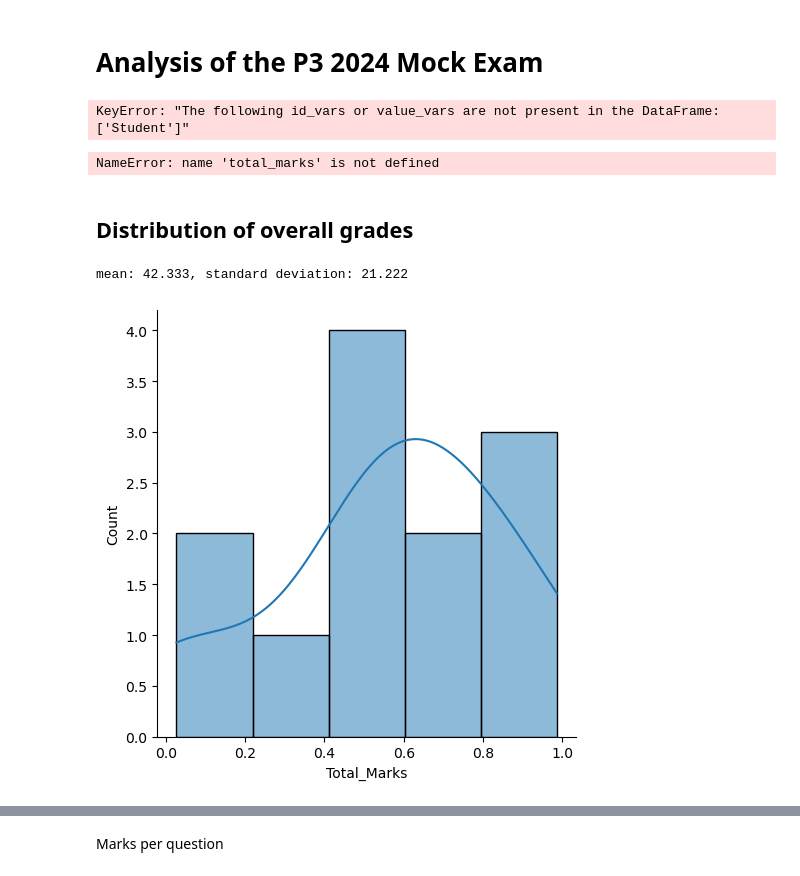
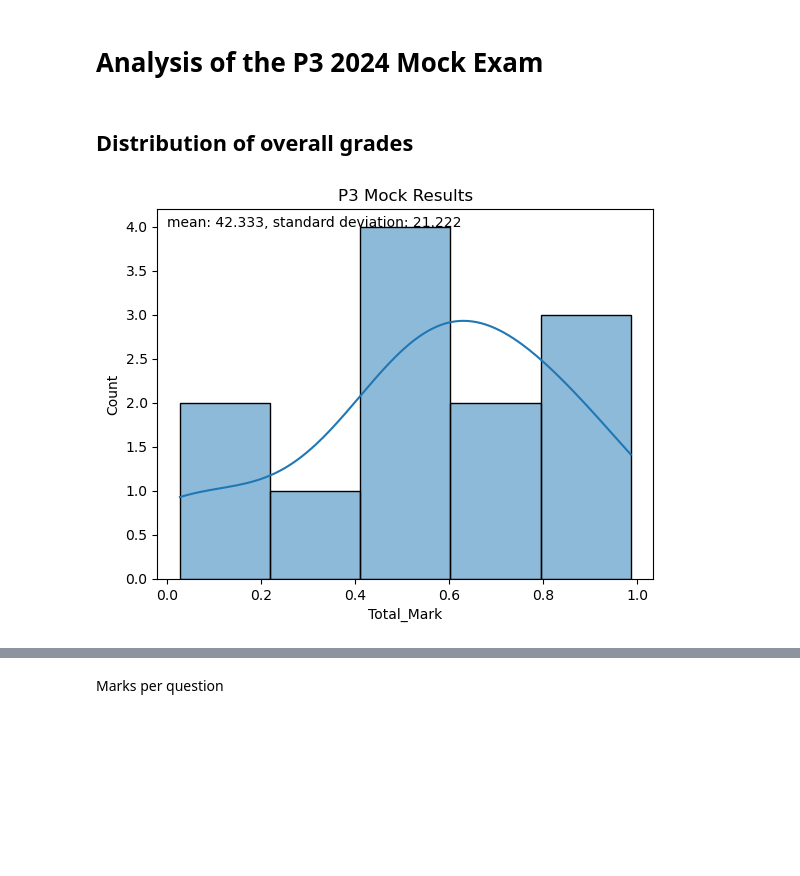
Before and after one commit to dlehdgk/assessments, a Jupyter notebook: exam_data.ipynb, the cells around one changed output, grey strips where cells are left out. Saved outputs shown, nothing was run; the diff lists cells and outputs as text; code cells hidden in the pictures; blank space fills up the shorter version.

```diff
--- a/exam_data.ipynb
+++ b/exam_data.ipynb
@@ -7,14 +7,14 @@ import matplotlib.pyplot as plt
 import seaborn as sns
 import scipy.stats as stats
 # %%
-df = pd.read_csv('Exam_Results.csv')
+df = pd.read_csv('data/Exam_Results.csv')
 # %%
 # Melt the dataframe to long format including total values per question
 question_columns = [f'Q{i}_{part}' for i in range(1, 10) for part in ['a', 'b', 'c', 'd', 'Total'] if f'Q{i}_{part}' in df.columns]
-df_qs = pd.melt(df, id_vars=['Student'],
+df_qs = pd.melt(df, id_vars=['Name'],
                             value_vars=question_columns,
                             var_name='Question_Part',
-                            value_name='Marks')
+                            value_name='Mark')
 
 # Separate the Question_Part into two columns: Question and Part
 df_qs[['Question', 'Part']] = df_qs['Question_Part'].str.extract(r'(Q\d+)_(\w+)')
@@ -34,8 +34,6 @@ total_marks = {
     "Q8_a": 3, "Q8_b": 4, "Q8_c": 3,
     "Q9_a": 1, "Q9_b": 6, "Q9_c": 3
 }
-# %% [output]
-KeyError: "The following id_vars or value_vars are not present in the DataFrame: ['Student']"
 # %%
 # Normalize the marks for each question part
 exam_results_normalized = df.copy()
@@ -49,29 +47,26 @@ exam_results_normalized = exam_results_normalized.drop(columns=total_columns)
 
 # Melt the normalized dataframe to long format for all questions up to Q9
 question_columns = [f'Q{i}_{part}' for i in range(1, 10) for part in ['a', 'b', 'c', 'd'] if f'Q{i}_{part}' in df.columns]
-df_qn = pd.melt(exam_results_normalized, id_vars=['Student'],
+df_qn = pd.melt(exam_results_normalized, id_vars=['Name'],
                                        value_vars=question_columns,
                                        var_name='Question_Part',
-                                       value_name='Normalized_Marks')
+                                       value_name='Normalized_Mark')
 
 # Separate the Question_Part into two columns: Question and Part
 df_qn[['Question', 'Part']] = df_qn['Question_Part'].str.extract(r'(Q\d+)_(\w+)')
 
 # Drop the original 'Question_Part' column
 df_qn.drop(columns=['Question_Part'], inplace=True)
-# %% [output]
-NameError: name 'total_marks' is not defined
 # %% [markdown]
 ## Distribution of overall grades
 # %%
 #histogram of normalised marks
-data = f'mean: %.3f, standard deviation: %.3f'%(np.mean(df['Total_Marks']),np.std(df['Total_Marks']))
-hist = sns.histplot(df['Total_Marks']/75, kde=True)
-hist.set_title('P3 Mock')
-hist.annotate(data, (0.1,3.9))
-plt.savefig('Output/P3 Mock.png',dpi=300)
+data = f'mean: %.3f, standard deviation: %.3f'%(np.mean(df['Total_Mark']),np.std(df['Total_Mark']))
+hist = sns.histplot(df['Total_Mark']/75, kde=True)
+hist.set_title('P3 Mock Results')
+hist.annotate(data, (0,4))
+plt.savefig('figures/p3_mock.png',dpi=300)
 # %% [output]
-mean: 42.333, standard deviation: 21.222
-[figure, old version]
+[figure, new version]
 # %%
 #finish times vs marks
```
Also changed, not shown: parts of 11 cells of this notebook, 22 other files.
